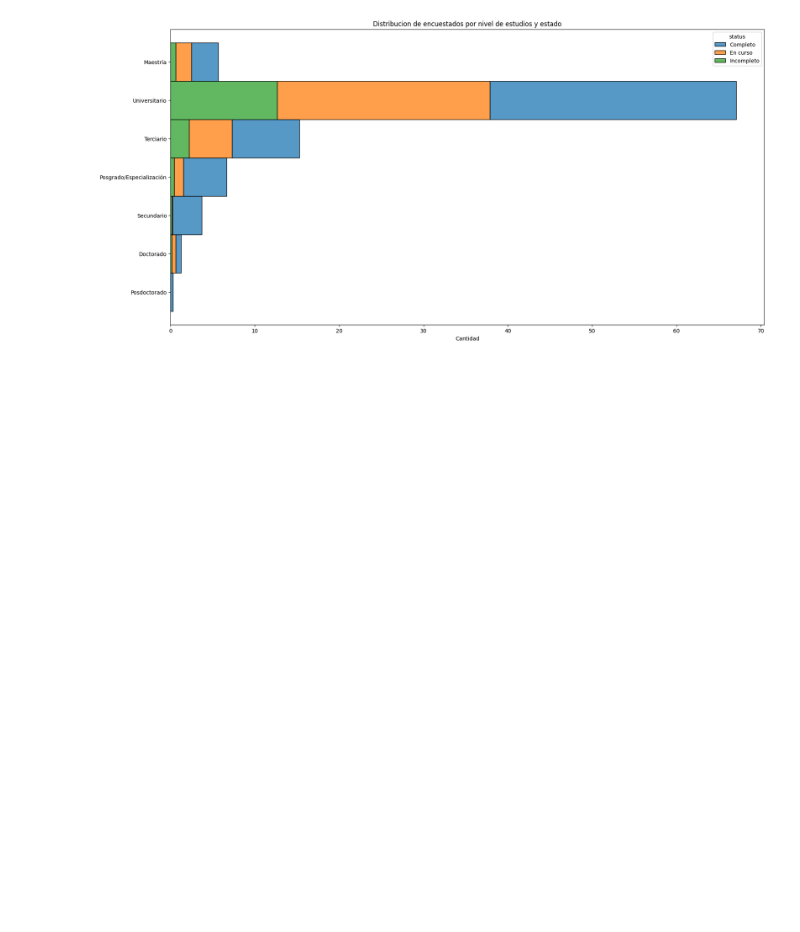
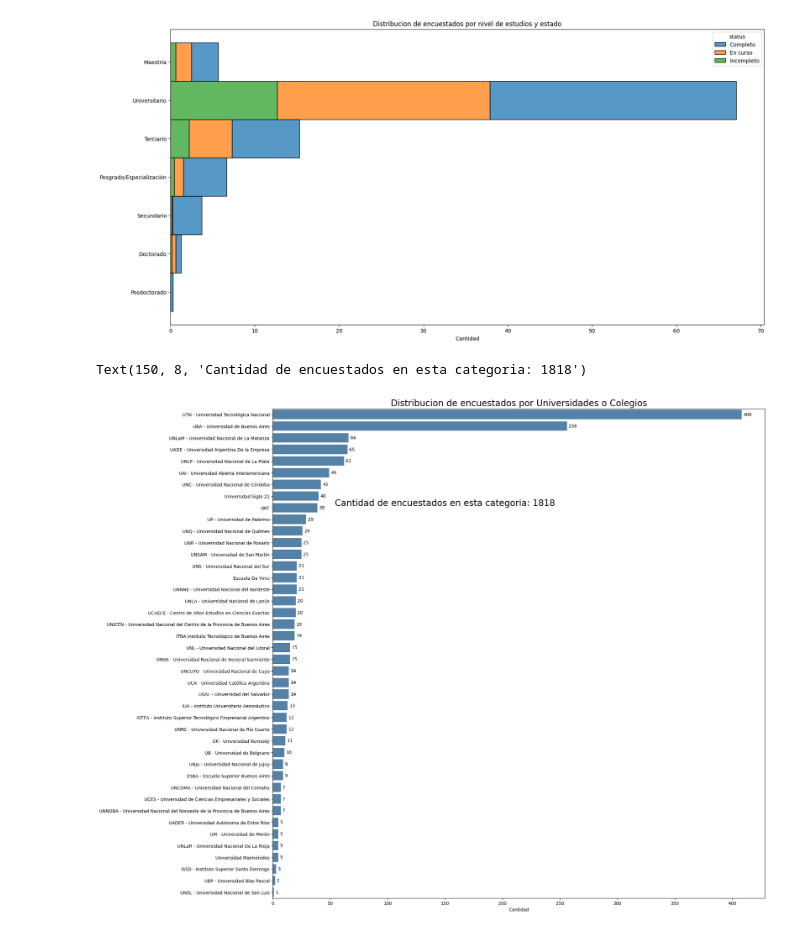
Before and after one commit to simonzanetti/2023.2-SysArmy-IT-Salaries-Survey, a Jupyter notebook: 2023_2_SysArmy_Survey.ipynb, the cells around one changed output. Cells and saved outputs as stored; diff of their text form; code cells hidden in the pictures; blank space fills up the shorter version.

```diff
--- a/2023_2_SysArmy_Survey.ipynb
+++ b/2023_2_SysArmy_Survey.ipynb
@@ -418,3 +418,18 @@ plt.ylabel('')
 # %% [output]
 Text(0, 0.5, '')
 [figure]
+# %%
+#UNIVERSITY/SCHOOL
+fig = plt.figure(figsize=(20, 20))
+ax = sns.countplot(data=salaries[salaries["university/school"] != 'Prefiero no responder'], y="university/school", color='steelblue',
+                  order=salaries[salaries["university/school"] != 'Prefiero no responder']["university/school"].value_counts().index)
+plt.title("Distribucion de encuestados por Universidades o Colegios", fontsize=20)
+plt.xlabel("Cantidad")
+plt.ylabel('')
+plt.yticks(fontsize=10)
+ax.bar_label(ax.containers[0], padding=4)
+ax.annotate('Cantidad de encuestados en esta categoria: ' + str((salaries['university/school'] != 'Prefiero no responder').sum()),
+             (150, 8), ha='center', va='bottom', fontsize=20)
+# %% [output]
+Text(150, 8, 'Cantidad de encuestados en esta categoria: 1818')
+[figure, added]
```
